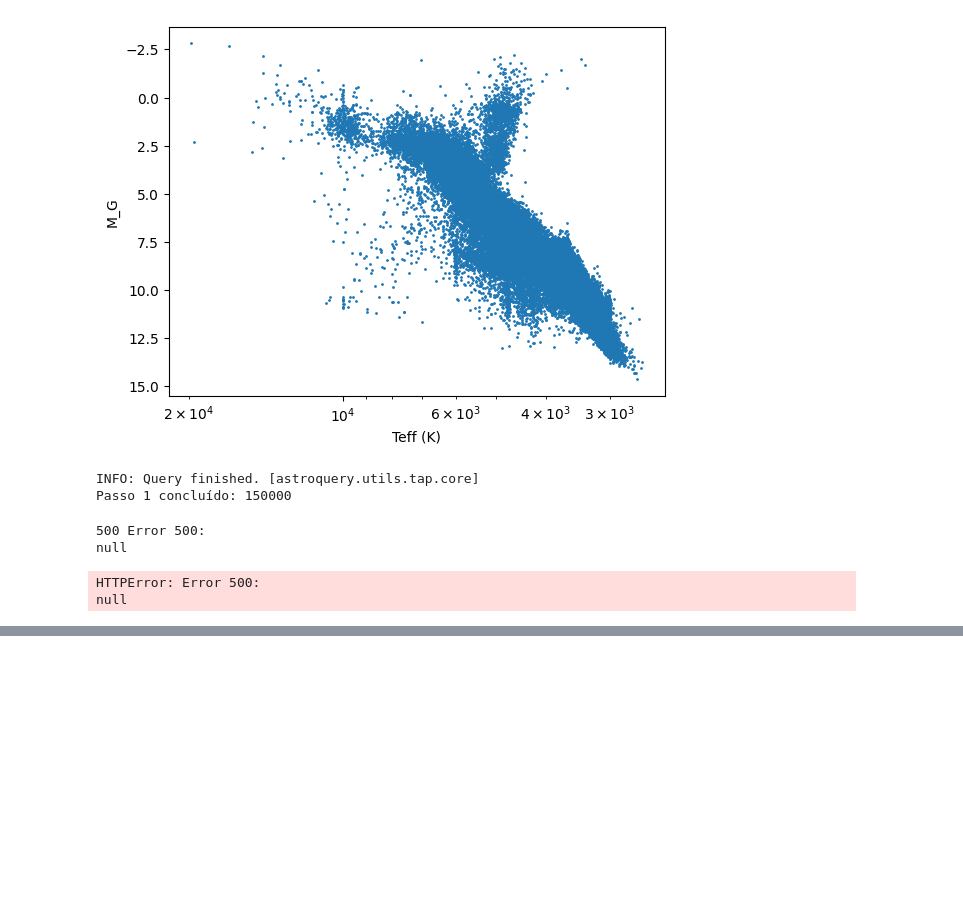
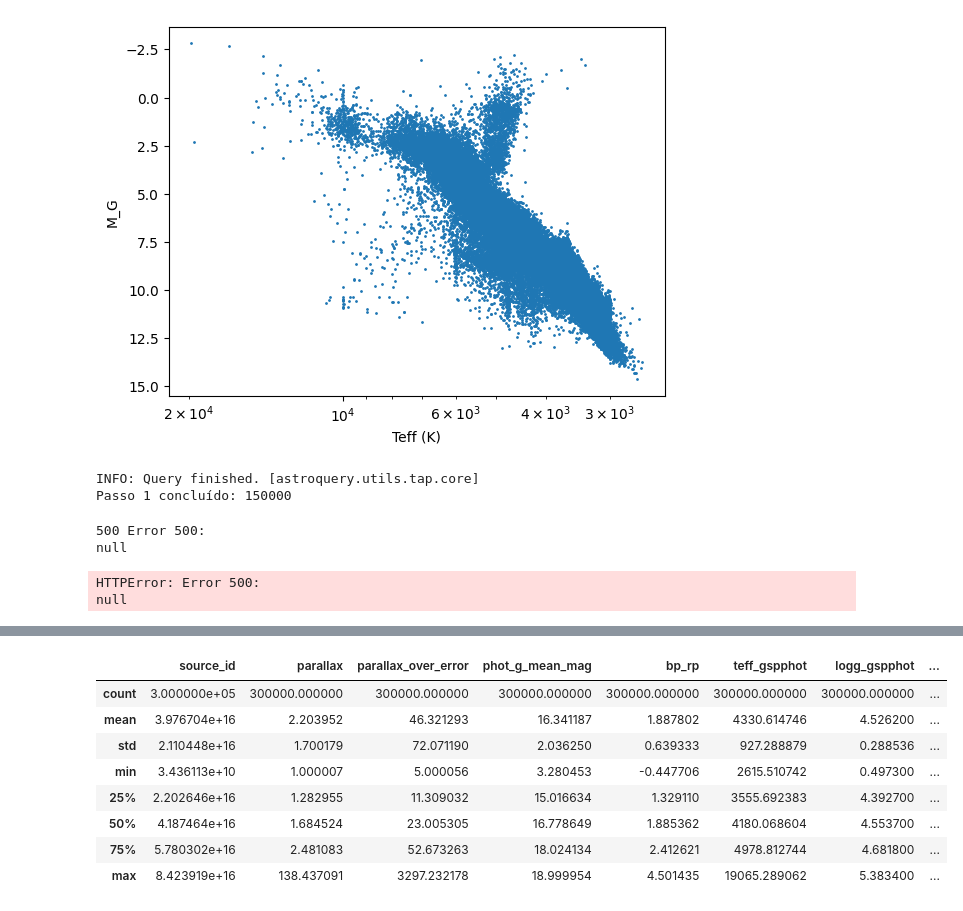
Before and after one commit to marceloavlopes/Diagrama-HR-e-Clustering, a Jupyter notebook: Diagrama_HR_clustering.ipynb, the cells around one changed output, grey strips where cells are left out. Cells and saved outputs as stored; diff of their text form; code cells hidden in the pictures; blank space fills up the shorter version.

```diff
--- a/Diagrama_HR_clustering.ipynb
+++ b/Diagrama_HR_clustering.ipynb
@@ -740,0 +825,12 @@ plt.show()
+# %%
+df.describe()
+# %% [output]
+|  | source_id | parallax | parallax_over_error | phot_g_mean_mag | bp_rp | teff_gspphot | logg_gspphot | ... |
+| count | 3.000000e+05 | 300000.000000 | 300000.000000 | 300000.000000 | 300000.000000 | 300000.000000 | 300000.000000 | ... |
+| mean | 3.976704e+16 | 2.203952 | 46.321293 | 16.341187 | 1.887802 | 4330.614746 | 4.526200 | ... |
+| std | 2.110448e+16 | 1.700179 | 72.071190 | 2.036250 | 0.639333 | 927.288879 | 0.288536 | ... |
+| min | 3.436113e+10 | 1.000007 | 5.000056 | 3.280453 | -0.447706 | 2615.510742 | 0.497300 | ... |
+| 25% | 2.202646e+16 | 1.282955 | 11.309032 | 15.016634 | 1.329110 | 3555.692383 | 4.392700 | ... |
+| 50% | 4.187464e+16 | 1.684524 | 23.005305 | 16.778649 | 1.885362 | 4180.068604 | 4.553700 | ... |
+| 75% | 5.780302e+16 | 2.481083 | 52.673263 | 18.024134 | 2.412621 | 4978.812744 | 4.681800 | ... |
+| max | 8.423919e+16 | 138.437091 | 3297.232178 | 18.999954 | 4.501435 | 19065.289062 | 5.383400 | ... |
```
Also changed, not shown: parts of 15 cells of this notebook.
